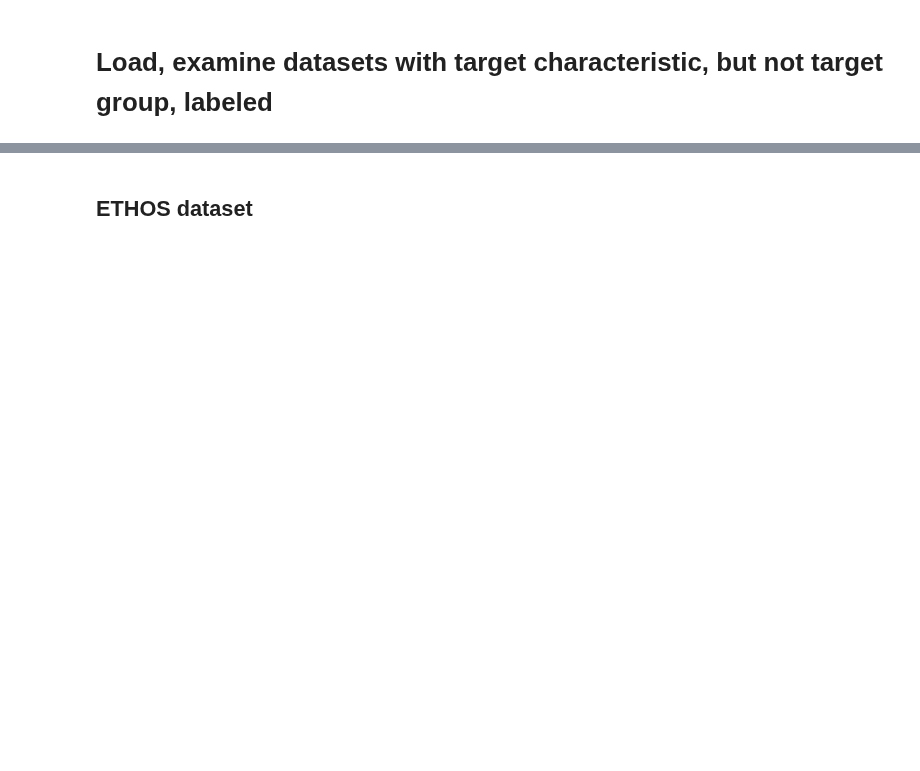
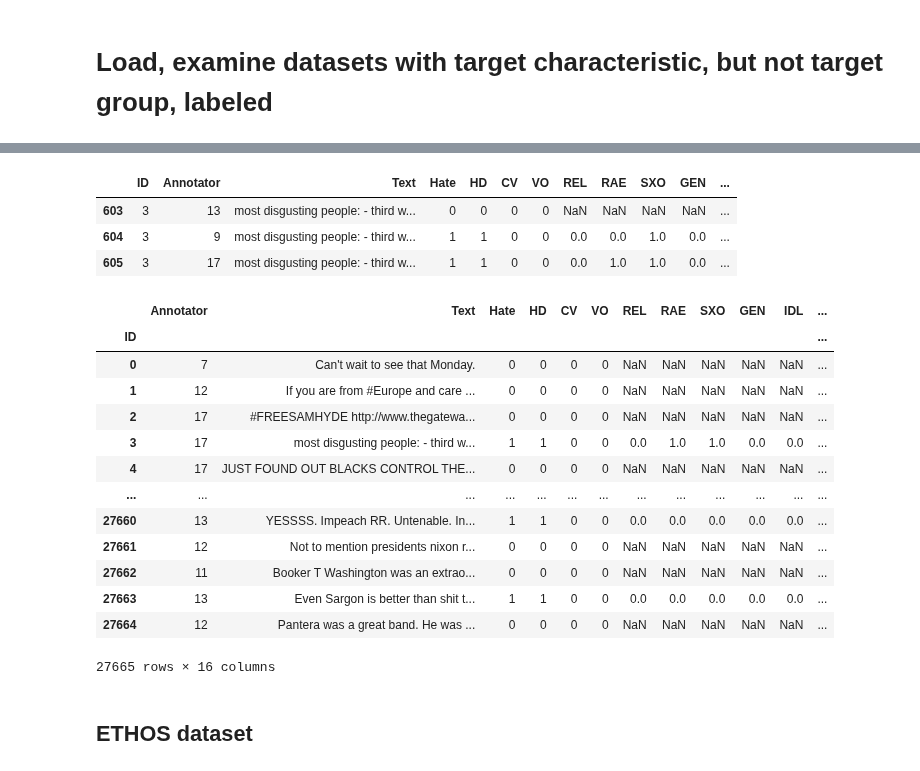
Before and after one commit to michaelmilleryoder/hate_speech_identities, a Jupyter notebook: jupyter/unlabeled_datasets.ipynb, the cells around one changed output, grey strips where cells are left out. Cells and saved outputs as stored; diff of their text form; code cells hidden in the pictures; blank space fills up the shorter version.

```diff
--- a/jupyter/unlabeled_datasets.ipynb
+++ b/jupyter/unlabeled_datasets.ipynb
@@ -2,0 +5,7 @@
+# %%
+import pandas as pd
+import os
+
+dirpath = '/storage2/mamille3/data/hate_speech/gab_hate_corpus/'
+gabhate = pd.read_csv(os.path.join(dirpath, 'GabHateCorpus_annotations.tsv'), sep='\t')
+gabhate
@@ -3,3 +26,29 @@
+# %%
+gabhate[gabhate['ID']==3]
+# %% [output]
+|  | ID | Annotator | Text | Hate | HD | CV | VO | REL | RAE | SXO | GEN | ... |
+| 603 | 3 | 13 | most disgusting people: - third w... | 0 | 0 | 0 | 0 | NaN | NaN | NaN | NaN | ... |
+| 604 | 3 | 9 | most disgusting people: - third w... | 1 | 1 | 0 | 0 | 0.0 | 0.0 | 1.0 | 0.0 | ... |
+| 605 | 3 | 17 | most disgusting people: - third w... | 1 | 1 | 0 | 0 | 0.0 | 1.0 | 1.0 | 0.0 | ... |
+# %%
+# Combine annotations
+data = gabhate.groupby('ID').max()
+data
+# %% [output]
+|  | Annotator | Text | Hate | HD | CV | VO | REL | RAE | SXO | GEN | IDL | ... |
+| ID |  |  |  |  |  |  |  |  |  |  |  | ... |
+| 0 | 7 | Can't wait to see that Monday. | 0 | 0 | 0 | 0 | NaN | NaN | NaN | NaN | NaN | ... |
+| 1 | 12 | If you are from #Europe and care ... | 0 | 0 | 0 | 0 | NaN | NaN | NaN | NaN | NaN | ... |
+| 2 | 17 | #FREESAMHYDE http://www.thegatewa... | 0 | 0 | 0 | 0 | NaN | NaN | NaN | NaN | NaN | ... |
+| 3 | 17 | most disgusting people: - third w... | 1 | 1 | 0 | 0 | 0.0 | 1.0 | 1.0 | 0.0 | 0.0 | ... |
+| 4 | 17 | JUST FOUND OUT BLACKS CONTROL THE... | 0 | 0 | 0 | 0 | NaN | NaN | NaN | NaN | NaN | ... |
+| ... | ... | ... | ... | ... | ... | ... | ... | ... | ... | ... | ... | ... |
+| 27660 | 13 | YESSSS. Impeach RR. Untenable. In... | 1 | 1 | 0 | 0 | 0.0 | 0.0 | 0.0 | 0.0 | 0.0 | ... |
+| 27661 | 12 | Not to mention presidents nixon r... | 0 | 0 | 0 | 0 | NaN | NaN | NaN | NaN | NaN | ... |
+| 27662 | 11 | Booker T Washington was an extrao... | 0 | 0 | 0 | 0 | NaN | NaN | NaN | NaN | NaN | ... |
+| 27663 | 13 | Even Sargon is better than shit t... | 1 | 1 | 0 | 0 | 0.0 | 0.0 | 0.0 | 0.0 | 0.0 | ... |
+| 27664 | 12 | Pantera was a great band. He was ... | 0 | 0 | 0 | 0 | NaN | NaN | NaN | NaN | NaN | ... |
+27665 rows × 16 columns
 # %% [markdown]
 ## ETHOS dataset
 # %%
```
Also changed, not shown: parts of 2 cells of this notebook, 10 other files.
